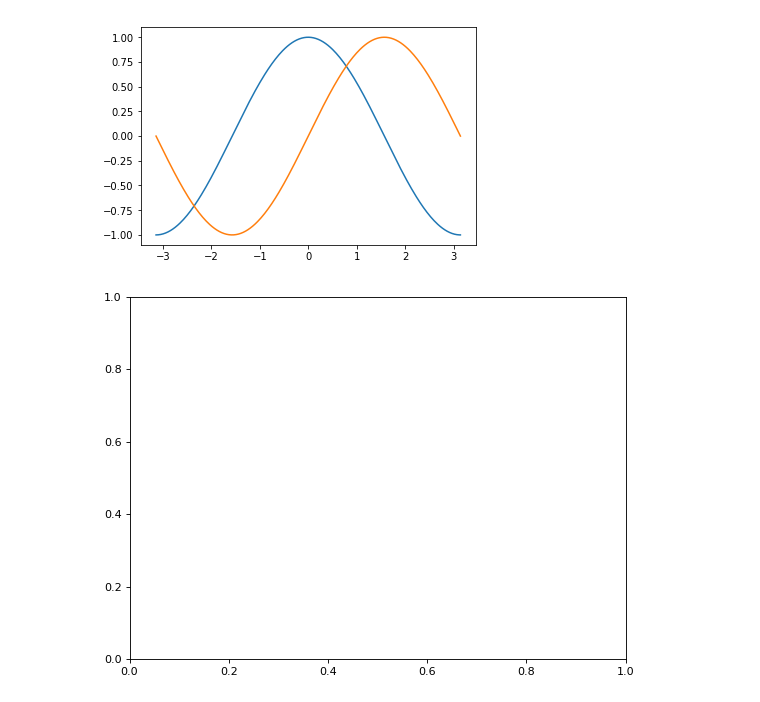
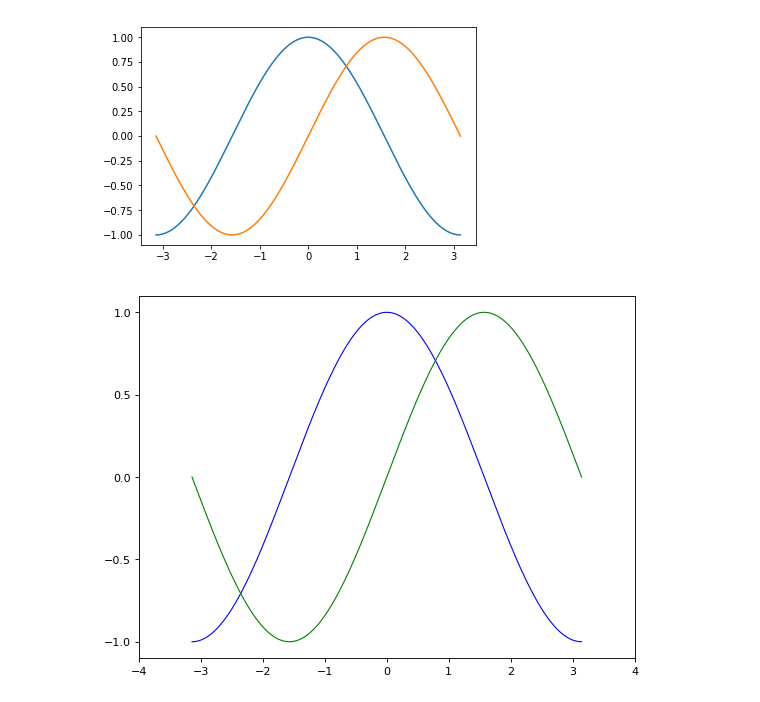
Before and after one commit to JohnHadish/hort503, a Jupyter notebook: Assignment09/Assignment09_1.ipynb, the cells around one changed output. Cells and saved outputs as stored; diff of their text form; code cells hidden in the pictures.

```diff
--- a/Assignment09/Assignment09_1.ipynb
+++ b/Assignment09/Assignment09_1.ipynb
@@ -16,10 +17,33 @@ plt.show()
 # %%
 #Make a new figure of size 8 by 6 with pixel ratio 100 per square inch? Why is 100?
 plt.figure(figsize=(8,6), dpi=80)
 
 #Makes a new subplot 1 x 1
 plt.subplot(111)
+
 X = np.linspace(-np.pi, np.pi, 256, endpoint=True)
 C, S = np.cos(X), np.sin(X)
+
+# Plot cosine using blue color with a continuous line width 1 pixel
+plt.plot(X, C, color="blue", linewidth=1.0, linestyle="-")
+
+
+#Ploy sin using green with a continouso line widthe 1 pixel
+plt.plot(X, S, color="green", linewidth=1.0, linestyle="-")
+
+#Set x limits
+plt.xlim(-4.0,4.0)
+
+#Set x ticks
+plt.xticks(np.linspace(-4,4,9,endpoint=True))
+
+#Set y ticks
+plt.yticks(np.linspace(-1,1,5,endpoint=True))
+
+#Save figure using 72 dots per inch
+plt.savefig("exercise2.png",dpi=72)
+
+#Show results on screen
+plt.show()
 # %% [output]
-[figure, old version]
+[figure, new version]
```
Also changed, not shown: parts of 5 cells of this notebook, 2 other files.
